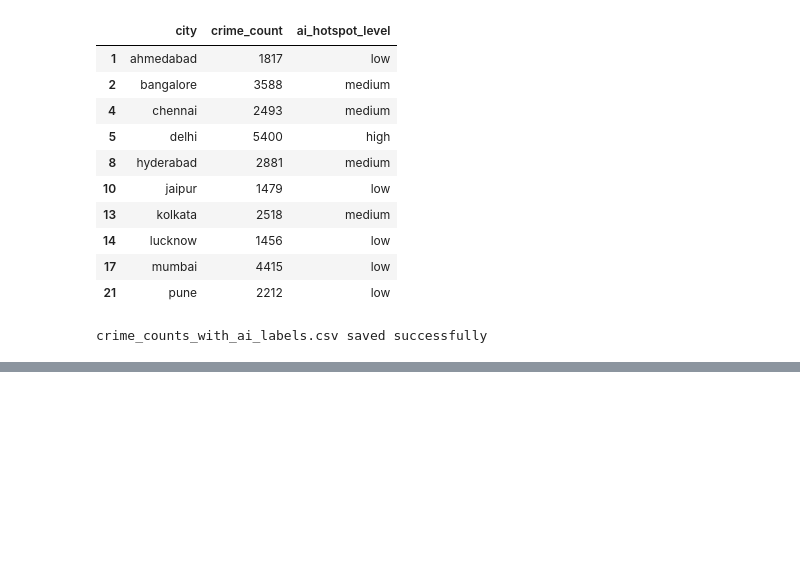
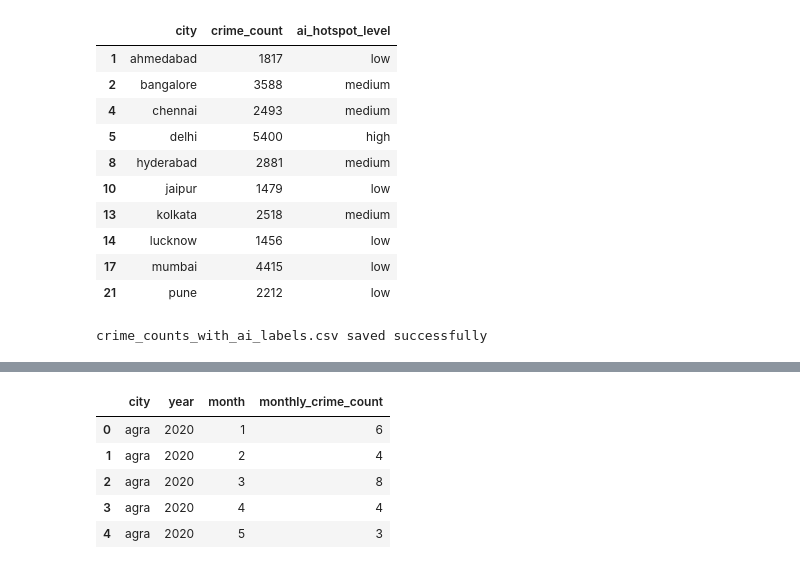
Before and after one commit to OfficialTanishGupta/ai-crime-hotspot-prediction, a Jupyter notebook: notebooks/train_model.ipynb, the cells around one changed output, grey strips where cells are left out. Drawn from its saved outputs; the diff is of its cells as text; code cells hidden in the pictures; blank space fills up the shorter version.

```diff
--- a/notebooks/train_model.ipynb
+++ b/notebooks/train_model.ipynb
@@ -202,0 +239,15 @@ crime_counts_with_ai_labels.csv saved successfully
+# %%
+monthly_crime = (
+    df.groupby(["city", "year", "month"])
+      .size()
+      .reset_index(name="monthly_crime_count")
+)
+
+monthly_crime.head()
+# %% [output]
+|  | city | year | month | monthly_crime_count |
+| 0 | agra | 2020 | 1 | 6 |
+| 1 | agra | 2020 | 2 | 4 |
+| 2 | agra | 2020 | 3 | 8 |
+| 3 | agra | 2020 | 4 | 4 |
+| 4 | agra | 2020 | 5 | 3 |
```
Also changed, not shown: parts of 7 cells of this notebook, 5 other files.
